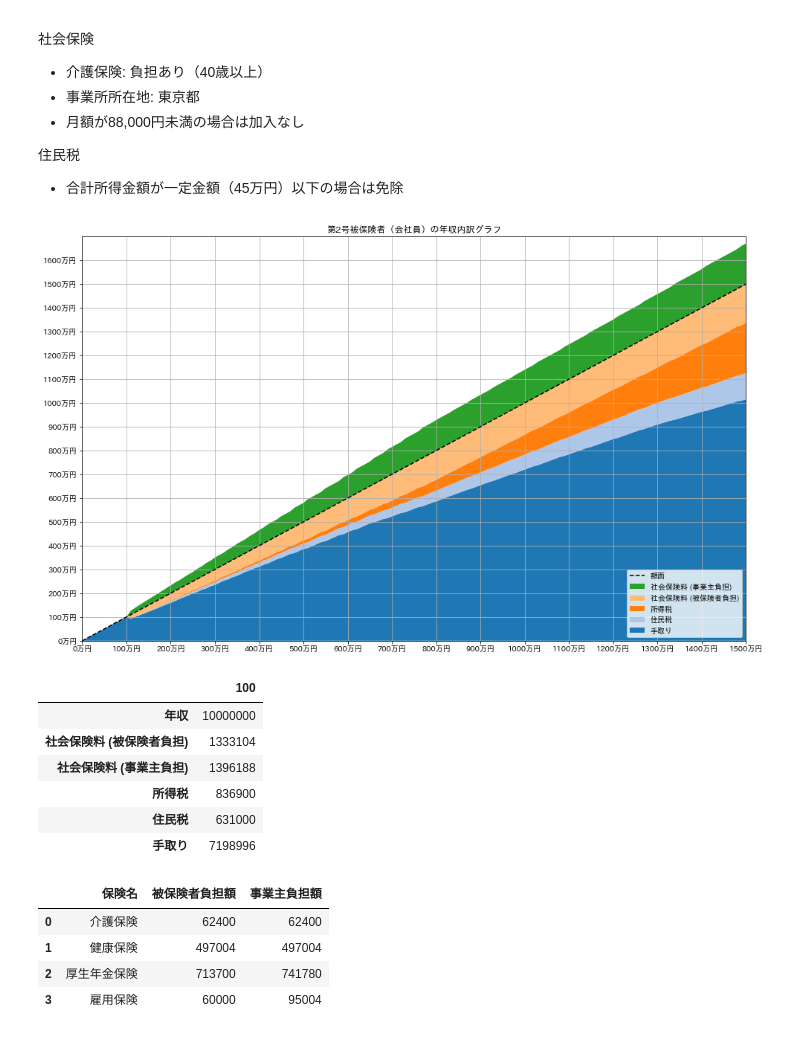
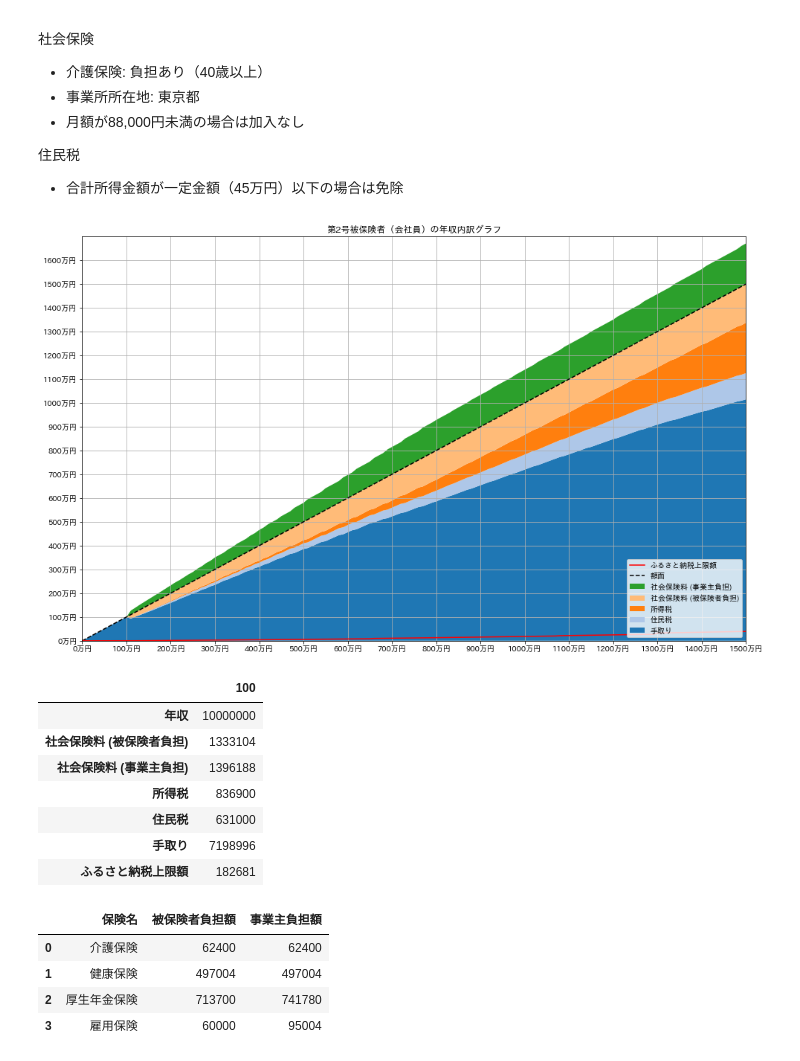
Before and after one commit to yoshida-eth0/python-etax, a Jupyter notebook: example/年収グラフ_会社員.ipynb, the cells around one changed output. Cells and saved outputs as stored; diff of their text form; code cells hidden in the pictures.

```diff
--- a/example/年収グラフ_会社員.ipynb
+++ b/example/年収グラフ_会社員.ipynb
@@ -160,9 +161,10 @@ class 年間社会保険:
             })
 # %%
 def 年収内訳(x納税者: 納税者, 給与等の収入金額: int, 賞与nヶ月分: dict[int,float]) -> pd.Series:
-    # 給与
+    # 所得
     x給与 = 給与(給与等の収入金額)
     x給与所得者の特定支出に関する明細書 = 給与所得者の特定支出に関する明細書(x給与=x給与)
+    x所得金額等 = 所得金額等(給与=x給与所得者の特定支出に関する明細書)
 
     # 社会保険料
     x年間社会保険 = 年間社会保険(x納税者, x給与.給与等の収入金額, 賞与nヶ月分)
@@ -170,7 +172,6 @@ def 年収内訳(x納税者: 納税者, 給与等の収入金額: int, 賞与n
     # 社会保険内訳_df = x年間社会保険.社会保険内訳flat()
 
     # 所得税
-    x所得金額等 = 所得金額等(給与=x給与所得者の特定支出に関する明細書)
     x所得税及び復興特別所得税の申告内容確認表_第一表 = 所得税及び復興特別所得税の申告内容確認表_第一表(所得金額等=x所得金額等, 納税者=x納税者)
     所得税_i = x所得税及び復興特別所得税の申告内容確認表_第一表.所得税_税額控除.申告納税額
 
@@ -195,6 +196,7 @@ def 年収内訳(x納税者: 納税者, 給与等の収入金額: int, 賞与n
         '所得税': 所得税_i,
         '住民税': 住民税_i,
         '手取り': 手取り_i,
+        'ふるさと納税上限額': ふるさと納税上限額(x所得金額等, x納税者),
     })
 # %%
 年収内訳df = pd.DataFrame()
@@ -207,30 +209,31 @@ for i in 年収range:
 # %%
 import matplotlib.pyplot as plt
 
 color_list = list(plt.get_cmap("tab20").colors)
 # labels = ['手取り', '住民税', '所得税', '健康保険 (被保険者負担)', '厚生年金保険 (被保険者負担)', '介護保険 (被保険者負担)', '雇用保険 (被保険者負担)', '健康保険 (事業主負担)', '厚生年金保険 (事業主負担)', '介護保険 (事業主負担)', '雇用保険 (事業主負担)']
 labels = ['手取り', '住民税', '所得税', '社会保険料 (被保険者負担)', '社会保険料 (事業主負担)']
 
 xticks_indexes = range(年収range.start, 年収range.stop, 1_000_000)
 xticks_labels = list(map(lambda x: f'{round(x/10_000)}万円', xticks_indexes))
 
 yticks_indexes = range(年収range.start, ymax, 1_000_000)
 yticks_labels = list(map(lambda x: f'{round(x/10_000)}万円', yticks_indexes))
 
 plt.figure(figsize=(16, 10), facecolor='#ffffff')
 plt.title('第2号被保険者（会社員）の年収内訳グラフ')
 plt.stackplot(年収内訳df['年収'], 年収内訳df[labels].T, labels=labels, colors=color_list)
 plt.plot(年収内訳df['年収'], 年収内訳df['年収'], '--', color='#000000', label='額面')
+plt.plot(年収内訳df['年収'], 年収内訳df['ふるさと納税上限額'], '-', color='#ff0000', label='ふるさと納税上限額')
 plt.xticks(xticks_indexes, xticks_labels)
 plt.yticks(yticks_indexes, yticks_labels)
 plt.xlim(年収range.start, 年収range.stop)
 plt.ylim(0, 17_000_000)
 handles, labels = plt.gca().get_legend_handles_labels()
 plt.legend(handles=handles[::-1], labels=labels[::-1], loc='lower right')
 plt.grid()
 plt.show()
 # %% [output]
-[figure, old version]
+[figure, new version]
 # %%
 # 年収1000万円の内訳
 年収内訳df[年収内訳df['年収']==10_000_000].drop(columns='社会保険内訳').T
@@ -242,6 +245,7 @@ plt.show()
 | 所得税 | 836900 |
 | 住民税 | 631000 |
 | 手取り | 7198996 |
+| ふるさと納税上限額 | 182681 |
 # %%
 # 年収1000万円の社会保険内訳
 年収内訳df[年収内訳df['年収']==10_000_000].iloc[0]['社会保険内訳']
```
Also changed, not shown: parts of 3 cells of this notebook, 3 other files.
